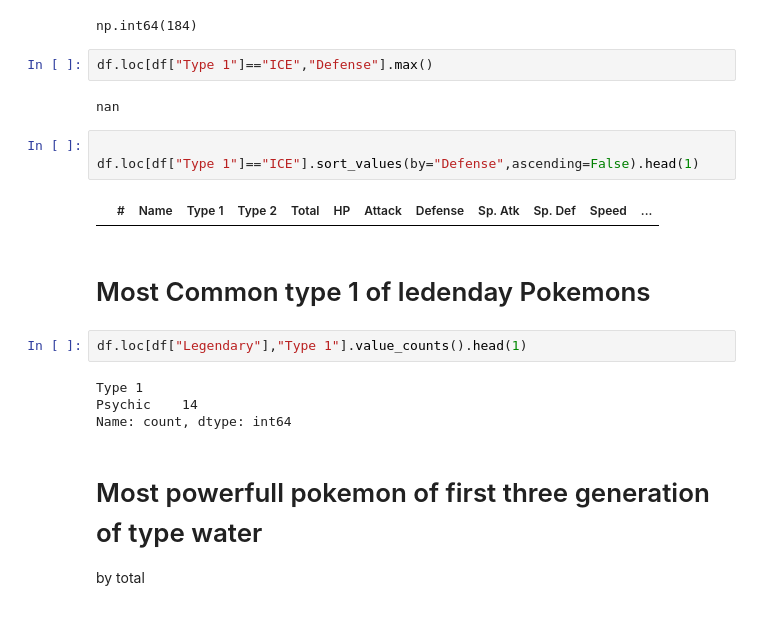
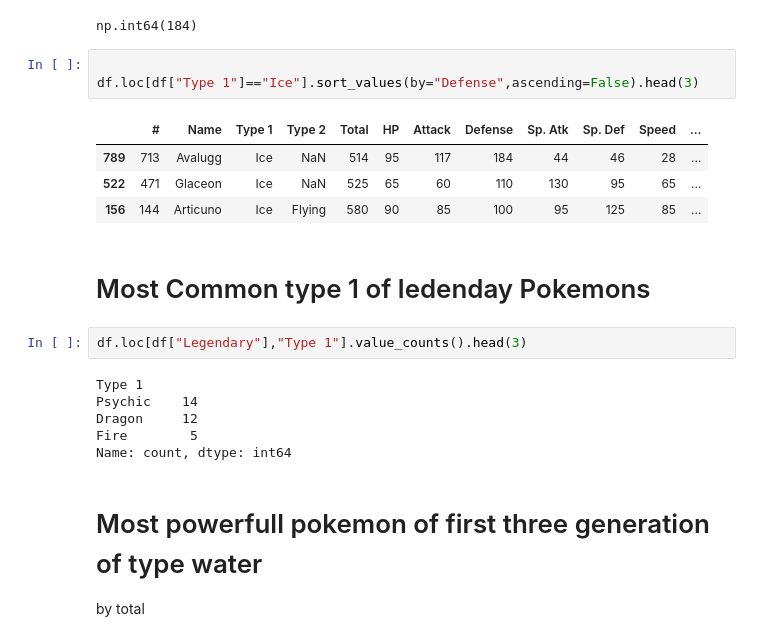
Before and after one commit to Devansh-react/data_cleaning_preprocressing, a Jupyter notebook: Ch-2.ipynb, the cells around one changed output. Cells and saved outputs as stored; diff of their text form.

```diff
--- a/Ch-2.ipynb
+++ b/Ch-2.ipynb
@@ -101,22 +96,23 @@ df.loc[(
 df.loc[df["Type 1"] == "Ice", "Defense"].max()
 # %% [output]
 np.int64(184)
-# %%
-df.loc[df["Type 1"]=="ICE","Defense"].max()
-# %% [output]
-nan
 # %%
 
-df.loc[df["Type 1"]=="ICE"].sort_values(by="Defense",ascending=False).head(1)
+df.loc[df["Type 1"]=="Ice"].sort_values(by="Defense",ascending=False).head(3)
 # %% [output]
 |  | # | Name | Type 1 | Type 2 | Total | HP | Attack | Defense | Sp. Atk | Sp. Def | Speed | ... |
+| 789 | 713 | Avalugg | Ice | NaN | 514 | 95 | 117 | 184 | 44 | 46 | 28 | ... |
+| 522 | 471 | Glaceon | Ice | NaN | 525 | 65 | 60 | 110 | 130 | 95 | 65 | ... |
+| 156 | 144 | Articuno | Ice | Flying | 580 | 90 | 85 | 100 | 95 | 125 | 85 | ... |
 # %% [markdown]
 # Most Common type 1 of ledenday Pokemons
 # %%
-df.loc[df["Legendary"],"Type 1"].value_counts().head(1)
+df.loc[df["Legendary"],"Type 1"].value_counts().head(3)
 # %% [output]
 Type 1
 Psychic    14
+Dragon     12
+Fire        5
 Name: count, dtype: int64
 # %% [markdown]
 # Most powerfull pokemon of first three generation of type water
```
Also changed, not shown: parts of 6 cells of this notebook, 1 other file.
